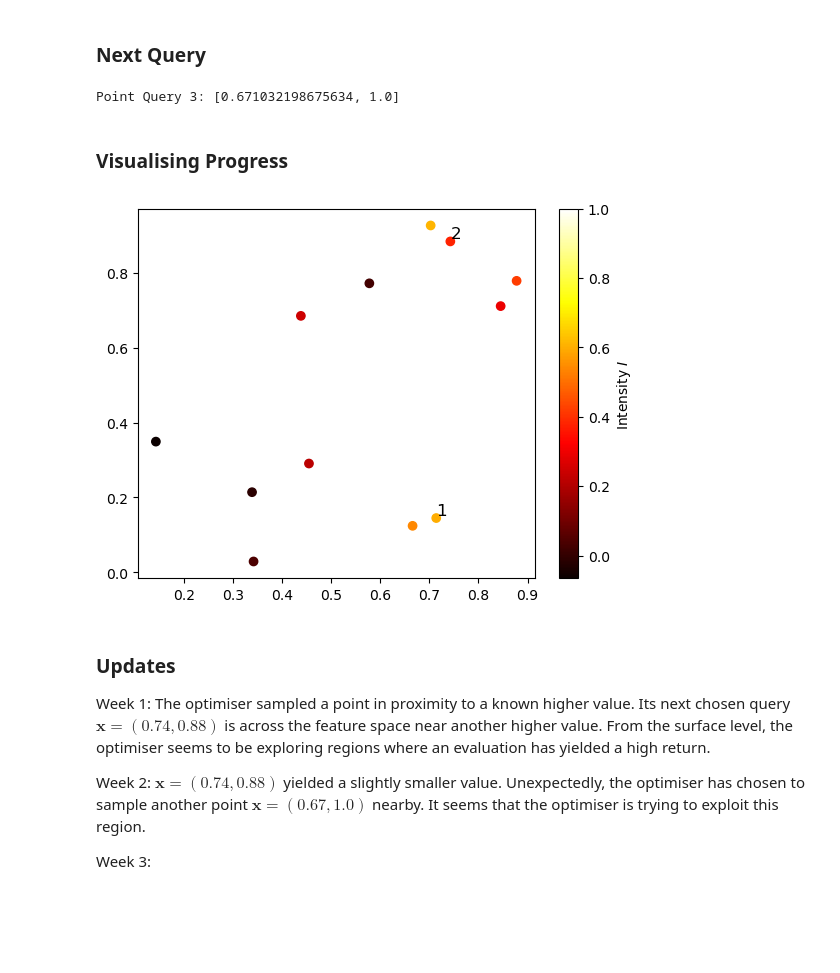
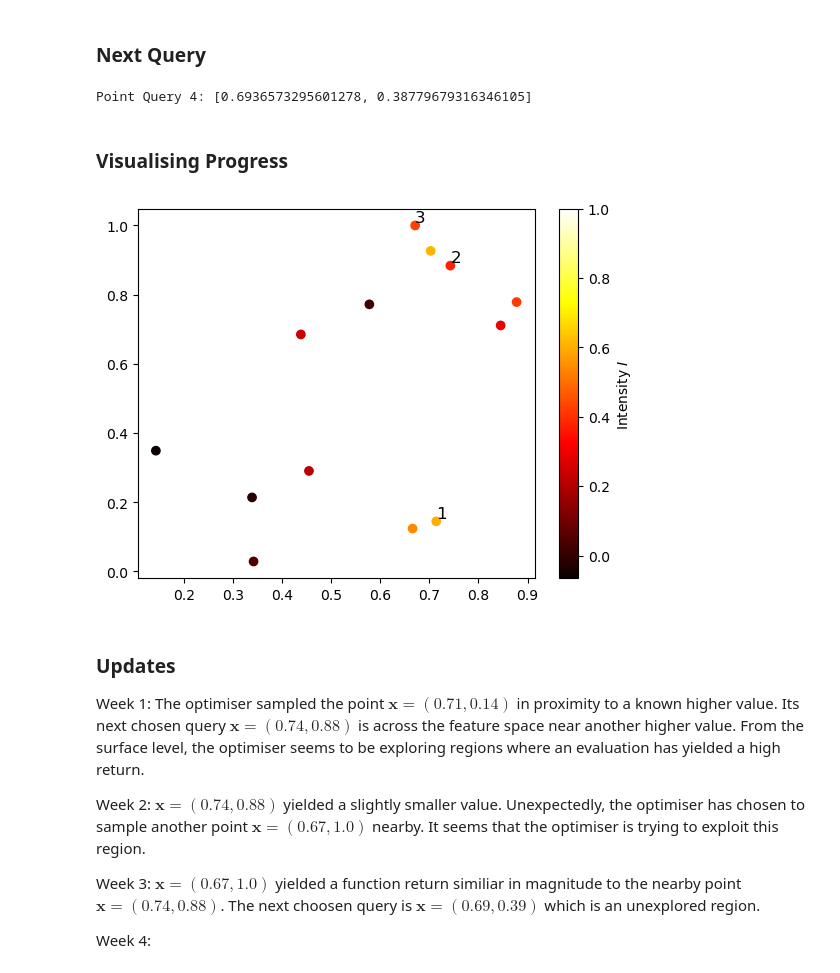
Before and after one commit to prithvi-ramrucha/Capstone-Project, a Jupyter notebook: Function 2/Function 2.ipynb, the cells around one changed output. Cells and saved outputs as stored; diff of their text form; code cells hidden in the pictures; blank space fills up the shorter version.

Commit message:
processed week 3 evals.

```diff
--- a/Function 2/Function 2.ipynb
+++ b/Function 2/Function 2.ipynb
@@ -128,11 +128,11 @@ Point Query: [0.7140222423680136, 0.14477204546723396]
 # %% [markdown]
 ### Next Query
 # %%
-current_query = 2
+current_query = 3
 
 # Input the new evaluation,
-X_new = [[0.742752, 0.883975]]
-y_new = [0.3768987459655726]
+X_new = [[0.671032198675634, 1.0]]
+y_new = [0.428581720970266]
 
 # Loading the previous state of the optimiser,
 opt = load(f"bayes_opt_state_iter{current_query - 1}.joblib")
@@ -149,47 +149,53 @@ dump(opt, f"bayes_opt_state_iter{current_query}.joblib")
 # Printing point query,
 print(f"Point Query {current_query + 1}: {point_query}")
 # %% [output]
-Point Query 3: [0.671032198675634, 1.0]
+Point Query 4: [0.6936573295601278, 0.38779679316346105]
 # %% [markdown]
 ### Visualising Progress
 # %%
 # Loading know evaluations,
 X, y = np.load("initial_inputs.npy"), np.load("initial_outputs.npy")
 
 # New evaluations,
 X_new = [[0.714022, 0.144772],
-         [0.742752, 0.883975]]
+         [0.742752, 0.883975],
+         [0.671032198675634, 1.0]
+]
+
 y_new = [0.5974724463060992,
-         0.3768987459655726]
+         0.3768987459655726,
+         0.428581720970266]
 
 # Concatenating,
 X = np.concatenate((X, X_new), axis=0)
 y = np.concatenate((y, y_new), axis=0)
 
 # Plotting,
 plt.scatter(X.T[0], X.T[1], c=y, cmap="hot", vmax=1)
 plt.plot()
 plt.colorbar(label="Intensity $I$")
 
 for i, (x1, x2) in enumerate(X_new):
     plt.text(
         x1,
         x2,
         str(i + 1),
         color="black",
         fontsize=12,
         ha="left",
         va="bottom"
     )
 
 plt.show()
 # %% [output]
-[figure, old version]
+[figure, new version]
 # %% [markdown]
 ### Updates
 
-Week 1: The optimiser sampled a point in proximity to a known higher value. Its next chosen query $\mathbf{x} = (0.74, 0.88)$ is across the feature space near another higher value. From the surface level, the optimiser seems to be exploring regions where an evaluation has yielded a high return.
+Week 1: The optimiser sampled the point $\mathbf{x} = (0.71, 0.14)$ in proximity to a known higher value. Its next chosen query $\mathbf{x} = (0.74, 0.88)$ is across the feature space near another higher value. From the surface level, the optimiser seems to be exploring regions where an evaluation has yielded a high return.
 
 Week 2: $\mathbf{x} = (0.74, 0.88)$ yielded a slightly smaller value. Unexpectedly, the optimiser has chosen to sample another point $\mathbf{x} = (0.67, 1.0)$ nearby. It seems that the optimiser is trying to exploit this region.
 
-Week 3:
+Week 3: $\mathbf{x} = (0.67, 1.0)$ yielded a function return similiar in magnitude to the nearby point$\mathbf{x} = (0.74, 0.88)$. The next choosen query is $\mathbf{x} = (0.69, 0.39)$ which is an unexplored region.
+
+Week 4:
```
Also changed, not shown: parts of 1 cell of this notebook, 42 other files.
